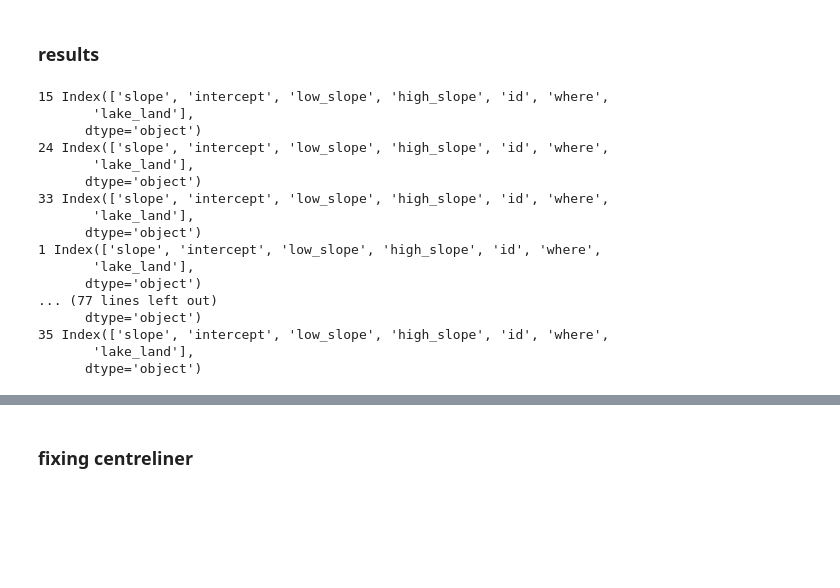
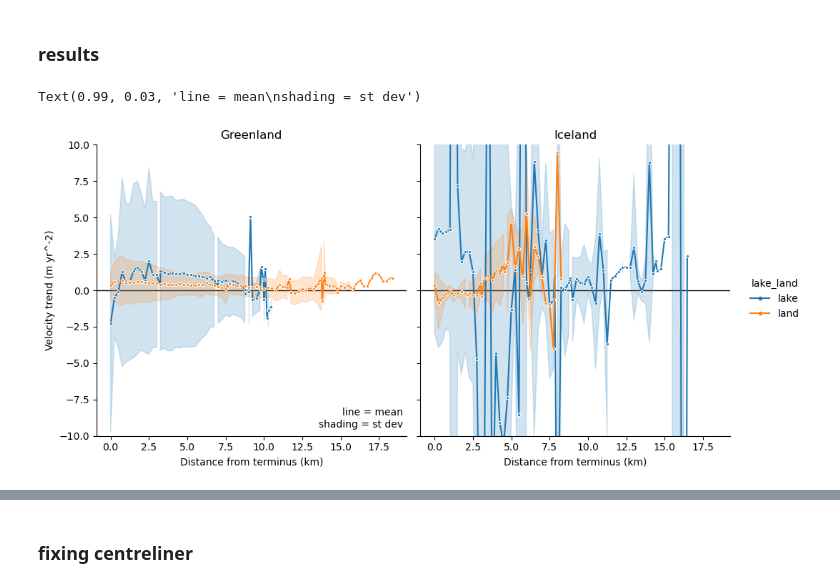
Before and after one commit to tlohde/lake-terminating-glaciers, a Jupyter notebook: src/jan25Update.ipynb, the cells around one changed output, grey strips where cells are left out. Cells and saved outputs as stored; diff of their text form; code cells hidden in the pictures; blank space fills up the shorter version.

Commit message:
velocity trends along centreline

```diff
--- a/src/jan25Update.ipynb
+++ b/src/jan25Update.ipynb
@@ -581,31 +576,22 @@ def id_from_path(path):
 # %%
+v_cl_files = glob('../results/velocity/centreline_trend/*')
+
+def id_from_path(path):
+    return int(os.path.basename(path).split('_')[0].split('id')[-1])
+
 cl_trend_dfs = []
 for f in v_cl_files:
     id = id_from_path(f)
-    if id in [19, 32]: continue
-    _df = pd.read_parquet(f)
-    _df['id'] = id
-    _df['where'] = centrelines.loc[id,'where']
-    _df['lake_land'] = centrelines.loc[id, 'lake_land']
-    cl_trend_dfs.append(_df)
-    print(id, _df.columns)
+    if id in [10, 32]:
+        continue
+    else:
+        _df = pd.read_parquet(f)
+        _df['id'] = id
+        _df['where'] = centrelines.loc[id,'where']
+        _df['lake_land'] = centrelines.loc[id, 'lake_land']
+        cl_trend_dfs.append(_df)
 
 cl_trend = pd.concat(cl_trend_dfs).reset_index()
+
+# cl_trend = cl_trend[cl_trend['cumul_dist'] % 0.25 == 0]
+# cl_trend = cl_trend[cl_trend['slope'].abs() < 30]
-# %% [output]
-15 Index(['slope', 'intercept', 'low_slope', 'high_slope', 'id', 'where',
-       'lake_land'],
-      dtype='object')
-24 Index(['slope', 'intercept', 'low_slope', 'high_slope', 'id', 'where',
-       'lake_land'],
-      dtype='object')
-33 Index(['slope', 'intercept', 'low_slope', 'high_slope', 'id', 'where',
-       'lake_land'],
-      dtype='object')
-1 Index(['slope', 'intercept', 'low_slope', 'high_slope', 'id', 'where',
-       'lake_land'],
-      dtype='object')
-... (77 lines left out)
-      dtype='object')
-35 Index(['slope', 'intercept', 'low_slope', 'high_slope', 'id', 'where',
-       'lake_land'],
-      dtype='object')
@@ -650,19 +598,30 @@ line_df = pd.concat(ldfs).reset_index(drop=True)
 # %%
-# spread of velocity trends in greenland
-fg = sns.relplot(line_df.loc[line_df['where']=='greenland'],
-                 x='distance (km)',
+fg = sns.relplot(data=cl_trend,
+                 x='cumul_dist',
                  y='slope',
-                 hue='region',
-                 col='lake_land',
-                 estimator='mean',
+                 hue='lake_land',
+                 hue_order=['lake', 'land'],
+                 col='where',
+                 kind='line',
                  errorbar='sd',
-                 kind='line')
+                 marker='.'
+                 )
 
-fg.map(plt.axhline, y=0, c='gray', lw=0.5)
-fg.set(xlim=(-0.25, 10.25),
+fg.set(ylim=(-10,10),
        xlabel='Distance from terminus (km)',
-       ylabel='Velocity trend (m/yr^-2)')
+       ylabel='Velocity trend (m yr^-2)')
+fg.map(plt.axhline, y=0, c='k', lw=1, zorder=0)
 
 for ax in fg.axes.flat:
-    t = ax.get_title()
-    ax.set_title(t.replace('lake_land = ', '').title())
+       t = ax.get_title()
+       ax.set_title(t.split('where = ')[-1].title())
+
+fg.axes[0][0].annotate(
+       'line = mean\nshading = st dev',
+       xy=(0.99, 0.03),
+       xycoords='axes fraction',
+       ha='right'
+)
+# %% [output]
+Text(0.99, 0.03, 'line = mean\nshading = st dev')
+[figure, added]
```
Also changed, not shown: parts of 6 cells of this notebook.
